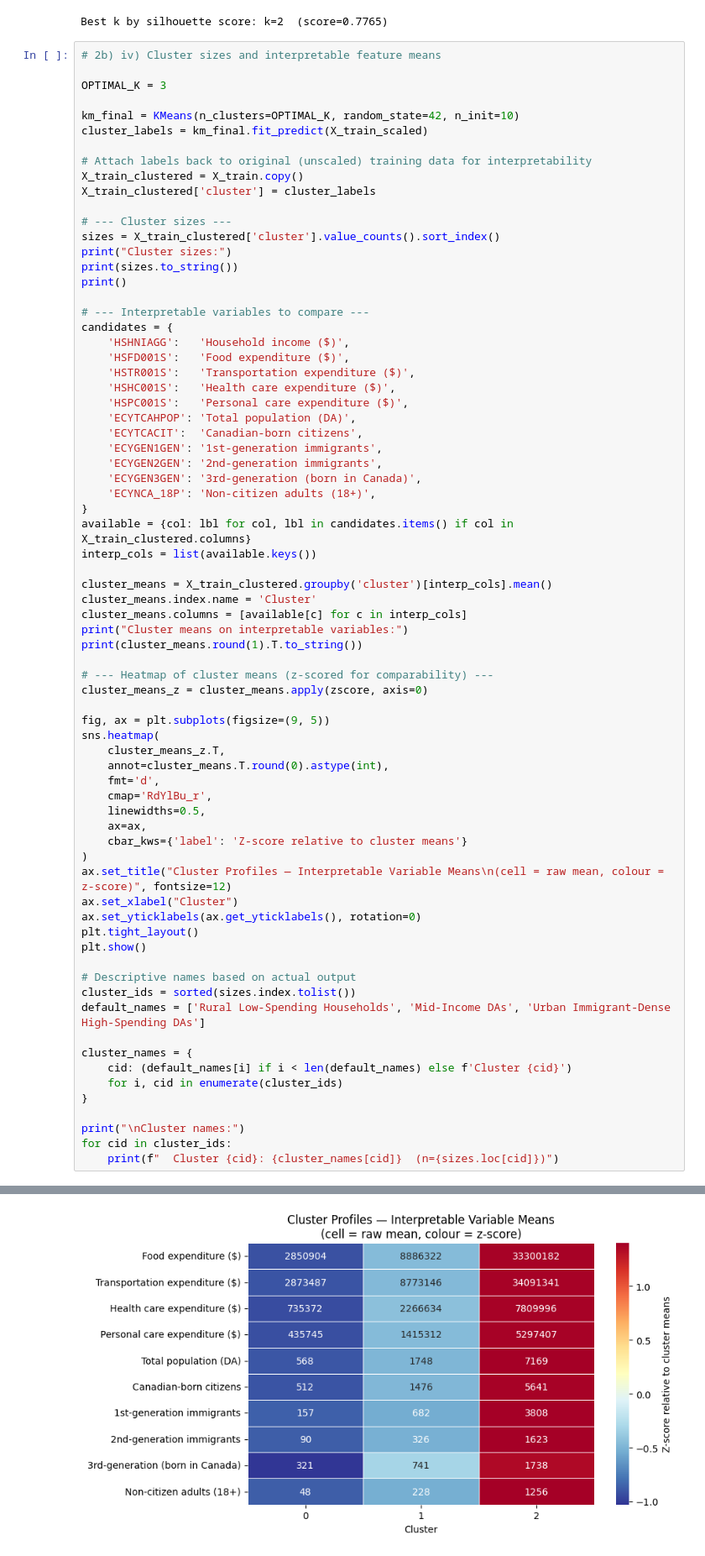
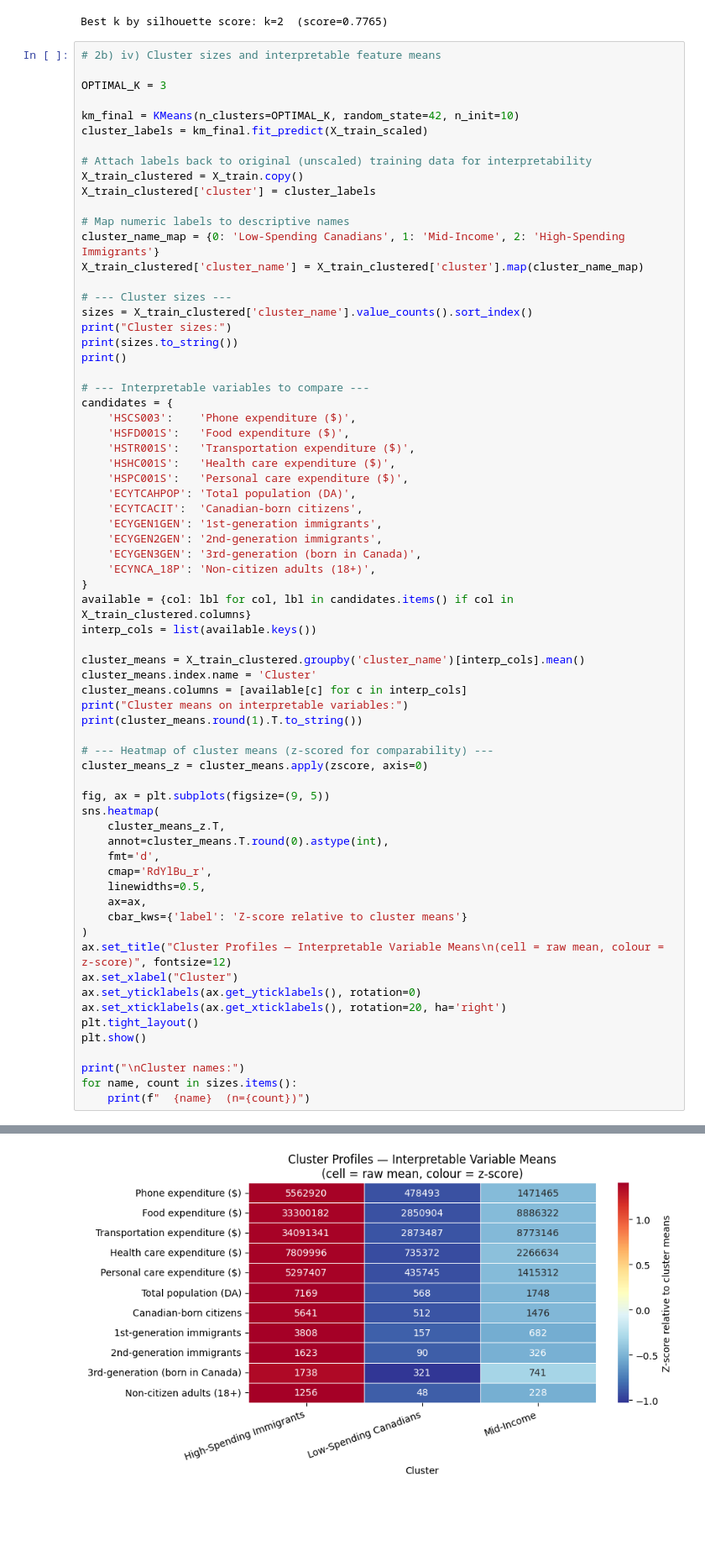
Before and after one commit to Astru5/DS3000, a Jupyter notebook: notebooks/unsupervised_learning.ipynb, the cells around one changed output, grey strips where cells are left out. Shown at 84% size. Drawn from its saved outputs; the diff is of its cells as text; blank space fills up the shorter version.

```diff
--- a/notebooks/unsupervised_learning.ipynb
+++ b/notebooks/unsupervised_learning.ipynb
@@ -225,15 +225,19 @@ cluster_labels = km_final.fit_predict(X_train_scaled)
 X_train_clustered = X_train.copy()
 X_train_clustered['cluster'] = cluster_labels
 
+# Map numeric labels to descriptive names
+cluster_name_map = {0: 'Low-Spending Canadians', 1: 'Mid-Income', 2: 'High-Spending Immigrants'}
+X_train_clustered['cluster_name'] = X_train_clustered['cluster'].map(cluster_name_map)
+
 # --- Cluster sizes ---
-sizes = X_train_clustered['cluster'].value_counts().sort_index()
+sizes = X_train_clustered['cluster_name'].value_counts().sort_index()
 print("Cluster sizes:")
 print(sizes.to_string())
 print()
 
 # --- Interpretable variables to compare ---
 candidates = {
-    'HSHNIAGG':   'Household income ($)',
+    'HSCS003':    'Phone expenditure ($)',
     'HSFD001S':   'Food expenditure ($)',
     'HSTR001S':   'Transportation expenditure ($)',
     'HSHC001S':   'Health care expenditure ($)',
@@ -248,7 +252,7 @@ candidates = {
 available = {col: lbl for col, lbl in candidates.items() if col in X_train_clustered.columns}
 interp_cols = list(available.keys())
 
-cluster_means = X_train_clustered.groupby('cluster')[interp_cols].mean()
+cluster_means = X_train_clustered.groupby('cluster_name')[interp_cols].mean()
 cluster_means.index.name = 'Cluster'
 cluster_means.columns = [available[c] for c in interp_cols]
 print("Cluster means on interpretable variables:")
@@ -270,20 +274,12 @@ sns.heatmap(
 ax.set_title("Cluster Profiles — Interpretable Variable Means\n(cell = raw mean, colour = z-score)", fontsize=12)
 ax.set_xlabel("Cluster")
 ax.set_yticklabels(ax.get_yticklabels(), rotation=0)
+ax.set_xticklabels(ax.get_xticklabels(), rotation=20, ha='right')
 plt.tight_layout()
 plt.show()
 
-# Descriptive names based on actual output
-cluster_ids = sorted(sizes.index.tolist())
-default_names = ['Rural Low-Spending Households', 'Mid-Income DAs', 'Urban Immigrant-Dense High-Spending DAs']
-
-cluster_names = {
-    cid: (default_names[i] if i < len(default_names) else f'Cluster {cid}')
-    for i, cid in enumerate(cluster_ids)
-}
-
 print("\nCluster names:")
-for cid in cluster_ids:
-    print(f"  Cluster {cid}: {cluster_names[cid]}  (n={sizes.loc[cid]})")
+for name, count in sizes.items():
+    print(f"  {name}  (n={count})")
 # %% [output]
 Cluster sizes:
@@ -307,2 +304,2 @@ Non-citizen adults (18+)              47.6      228.4      1255.9
-[figure, old version]
+[figure, new version]
 Cluster names:
```
Also changed, not shown: parts of 13 cells of this notebook.
